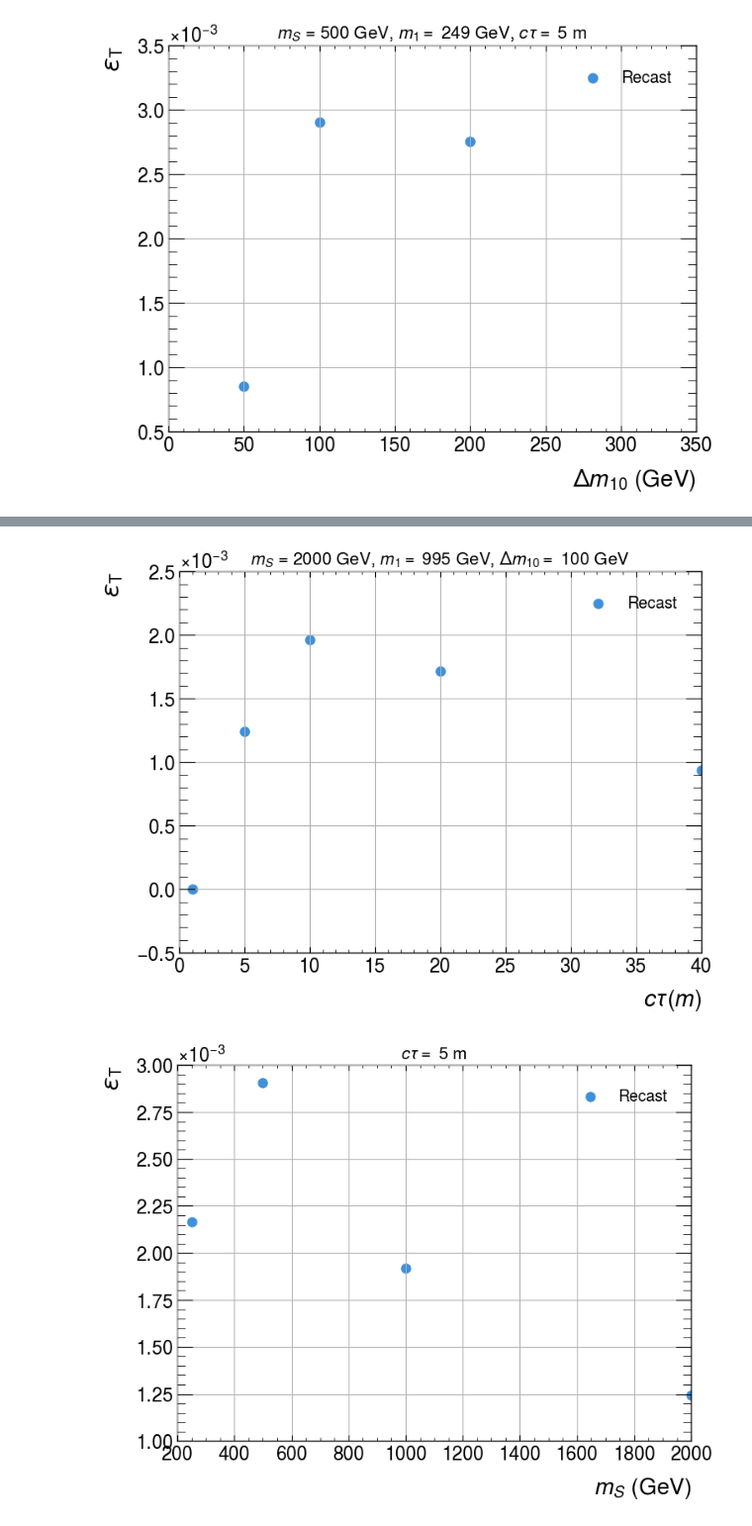
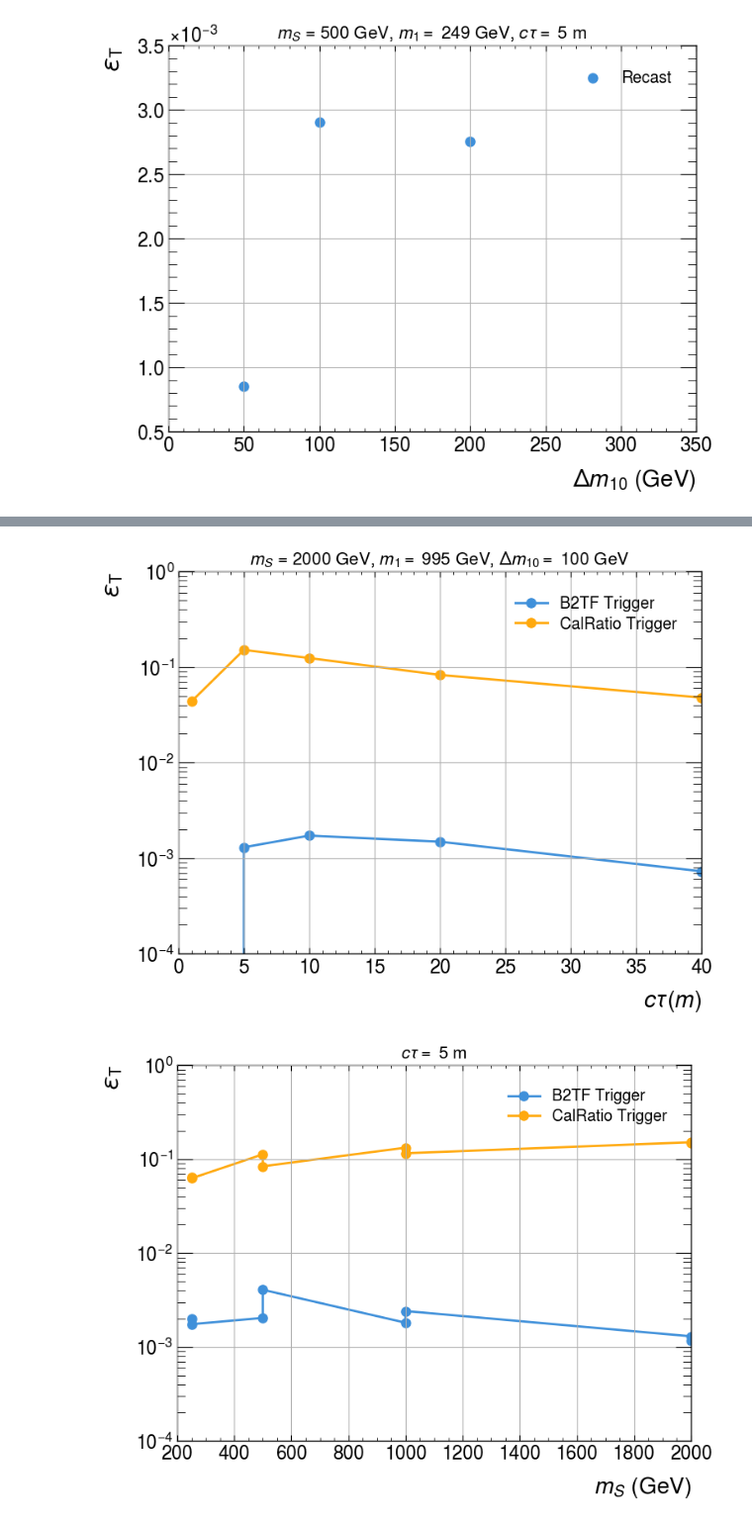
Before and after one commit to andlessa/back2futureTrigger, a Jupyter notebook: B2TF-Trigger/plotEffs.ipynb, the cells around one changed output, grey strips where cells are left out. Shown: that part at 99% size. Saved outputs shown, nothing was run; the diff lists cells and outputs as text; code cells hidden in the pictures.

```diff
--- a/B2TF-Trigger/plotEffs.ipynb
+++ b/B2TF-Trigger/plotEffs.ipynb
@@ -44,20 +51,27 @@ plt.show()
 # %% [output]
 [figure]
 # %%
-constraints = {'ms' : 500.0, 'dm' : 100.0}
+constraints = {'ms' : 500.0, 'dm' : 100.0, 'm1' : 244.9}
 xaxis = 'ctau'
 yaxis = 'eff'
 # Filter data
 b2tf_data_df_filter_R = b2tf_data_df_R.copy()
+calRatio_data_df_filter_R = calRatio_data_df_R.copy()
 for label,val in constraints.items():
     b2tf_data_df_filter_R = b2tf_data_df_filter_R[(np.abs(b2tf_data_df_filter_R[label]-val) < 0.1)]
+    calRatio_data_df_filter_R = calRatio_data_df_filter_R[(np.abs(calRatio_data_df_filter_R[label]-val) < 0.1)]
+b2tf_data_df_filter_R.sort_values(xaxis,inplace=True)
+calRatio_data_df_filter_R.sort_values(xaxis,inplace=True)
 
-plt.scatter(b2tf_data_df_filter_R[xaxis],b2tf_data_df_filter_R[yaxis],label='Recast',alpha=1.0)
+plt.plot(b2tf_data_df_filter_R[xaxis],b2tf_data_df_filter_R[yaxis],label='B2TF Trigger',alpha=1.0,linestyle= '-',marker='o')
+plt.plot(calRatio_data_df_filter_R[xaxis],calRatio_data_df_filter_R[yaxis],label='CalRatio Trigger',alpha=1.0,linestyle= '-',marker='o')
 plt.xlabel(r'%s' %varDict[xaxis])
 plt.ylabel(r'%s' %varDict[yaxis])
 plt.xlim(0,50.)
 plt.grid()
 plt.title(getTitleFromDF(b2tf_data_df_filter_R),fontsize=15)
 plt.legend()
+plt.yscale('log')
+# plt.ylim(1e-2,1)
 plt.show()
 # %% [output]
@@ -65,18 +79,25 @@ plt.show()
 # %%
-constraints = {'ms' : 2000.0, 'ctau' : 5.0}
+constraints = {'ms' : 2000.0, 'ctau' : 5.0, 'm1' : 995.}
 xaxis = 'dm'
 yaxis = 'eff'
 # Filter data
 b2tf_data_df_filter_R = b2tf_data_df_R.copy()
+calRatio_data_df_filter_R = calRatio_data_df_R.copy()
 for label,val in constraints.items():
     b2tf_data_df_filter_R = b2tf_data_df_filter_R[(np.abs(b2tf_data_df_filter_R[label]-val) < 0.1)]
+    calRatio_data_df_filter_R = calRatio_data_df_filter_R[(np.abs(calRatio_data_df_filter_R[label]-val) < 0.1)]
+b2tf_data_df_filter_R.sort_values(xaxis,inplace=True)
+calRatio_data_df_filter_R.sort_values(xaxis,inplace=True)
 
-plt.scatter(b2tf_data_df_filter_R[xaxis],b2tf_data_df_filter_R[yaxis],label='Recast',alpha=1.0)
+plt.plot(b2tf_data_df_filter_R[xaxis],b2tf_data_df_filter_R[yaxis],label='B2TF Trigger',alpha=1.0,linestyle= '-',marker='o')
+plt.plot(calRatio_data_df_filter_R[xaxis],calRatio_data_df_filter_R[yaxis],label='CalRatio Trigger',alpha=1.0,linestyle= '-',marker='o')
 plt.xlabel(r'%s' %varDict[xaxis])
 plt.ylabel(r'%s' %varDict[yaxis])
 plt.xlim(0,250.)
 plt.grid()
 plt.title(getTitleFromDF(b2tf_data_df_filter_R),fontsize=15)
 plt.legend()
+plt.yscale('log')
+# plt.ylim(1e-2,1)
 plt.show()
 # %% [output]
@@ -84,38 +105,52 @@ plt.show()
 # %%
-constraints = {'ms' : 2000.0, 'dm' : 100.0}
+constraints = {'ms' : 2000.0, 'dm' : 100.0, 'm1' : 995.}
 xaxis = 'ctau'
 yaxis = 'eff'
 # Filter data
 b2tf_data_df_filter_R = b2tf_data_df_R.copy()
+calRatio_data_df_filter_R = calRatio_data_df_R.copy()
 for label,val in constraints.items():
     b2tf_data_df_filter_R = b2tf_data_df_filter_R[(np.abs(b2tf_data_df_filter_R[label]-val) < 0.1)]
+    calRatio_data_df_filter_R = calRatio_data_df_filter_R[(np.abs(calRatio_data_df_filter_R[label]-val) < 0.1)]
+b2tf_data_df_filter_R.sort_values(xaxis,inplace=True)
+calRatio_data_df_filter_R.sort_values(xaxis,inplace=True)
 
-plt.scatter(b2tf_data_df_filter_R[xaxis],b2tf_data_df_filter_R[yaxis],label='Recast',alpha=1.0)
+plt.plot(b2tf_data_df_filter_R[xaxis],b2tf_data_df_filter_R[yaxis],label='B2TF Trigger',alpha=1.0,linestyle= '-',marker='o')
+plt.plot(calRatio_data_df_filter_R[xaxis],calRatio_data_df_filter_R[yaxis],label='CalRatio Trigger',alpha=1.0,linestyle= '-',marker='o')
 plt.xlabel(r'%s' %varDict[xaxis])
 plt.ylabel(r'%s' %varDict[yaxis])
 # plt.xlim(0,250.)
 plt.grid()
 plt.title(getTitleFromDF(b2tf_data_df_filter_R),fontsize=15)
 plt.legend()
+plt.yscale('log')
+# plt.ylim(1e-2,1)
 plt.show()
 # %% [output]
-[figure, old version]
+[figure, new version]
 # %%
 constraints = {'dm' : 100.0, 'ctau' : 5.0}
 xaxis = 'ms'
 yaxis = 'eff'
 # Filter data
 b2tf_data_df_filter_R = b2tf_data_df_R.copy()
+calRatio_data_df_filter_R = calRatio_data_df_R.copy()
 for label,val in constraints.items():
     b2tf_data_df_filter_R = b2tf_data_df_filter_R[(np.abs(b2tf_data_df_filter_R[label]-val) < 0.1)]
+    calRatio_data_df_filter_R = calRatio_data_df_filter_R[(np.abs(calRatio_data_df_filter_R[label]-val) < 0.1)]
+b2tf_data_df_filter_R.sort_values(xaxis,inplace=True)
+calRatio_data_df_filter_R.sort_values(xaxis,inplace=True)
 
-plt.scatter(b2tf_data_df_filter_R[xaxis],b2tf_data_df_filter_R[yaxis],label='Recast',alpha=1.0)
+plt.plot(b2tf_data_df_filter_R[xaxis],b2tf_data_df_filter_R[yaxis],label='B2TF Trigger',alpha=1.0,linestyle= '-',marker='o')
+plt.plot(calRatio_data_df_filter_R[xaxis],calRatio_data_df_filter_R[yaxis],label='CalRatio Trigger',alpha=1.0,linestyle= '-',marker='o')
 plt.xlabel(r'%s' %varDict[xaxis])
 plt.ylabel(r'%s' %varDict[yaxis])
 # plt.xlim(0,250.)
 plt.grid()
 plt.title(getTitleFromDF(b2tf_data_df_filter_R),fontsize=15)
 plt.legend()
+plt.yscale('log')
+# plt.ylim(1e-2,1)
 plt.show()
 # %% [output]
-[figure, old version]
+[figure, new version]
```
Also changed, not shown: parts of 3 cells of this notebook, 3 other files.
